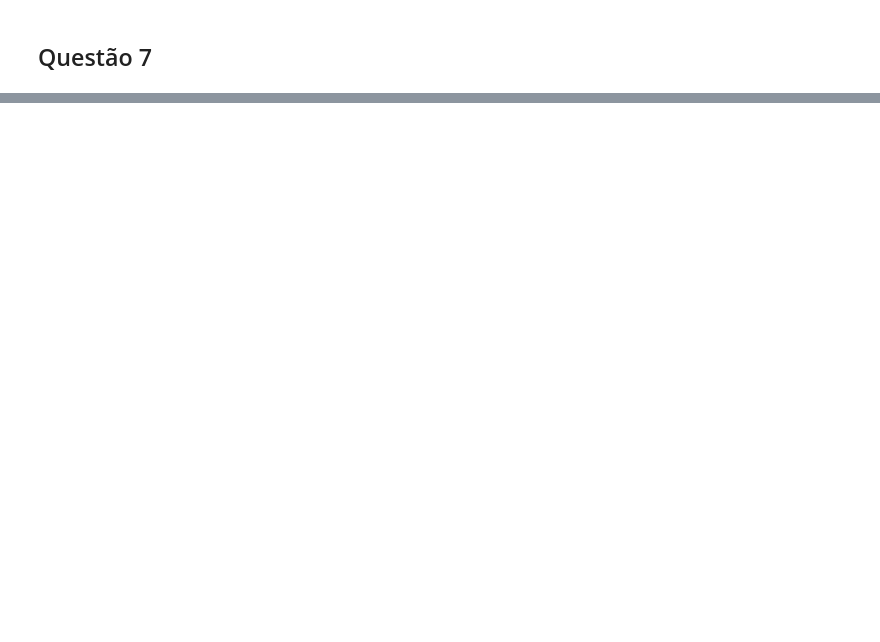
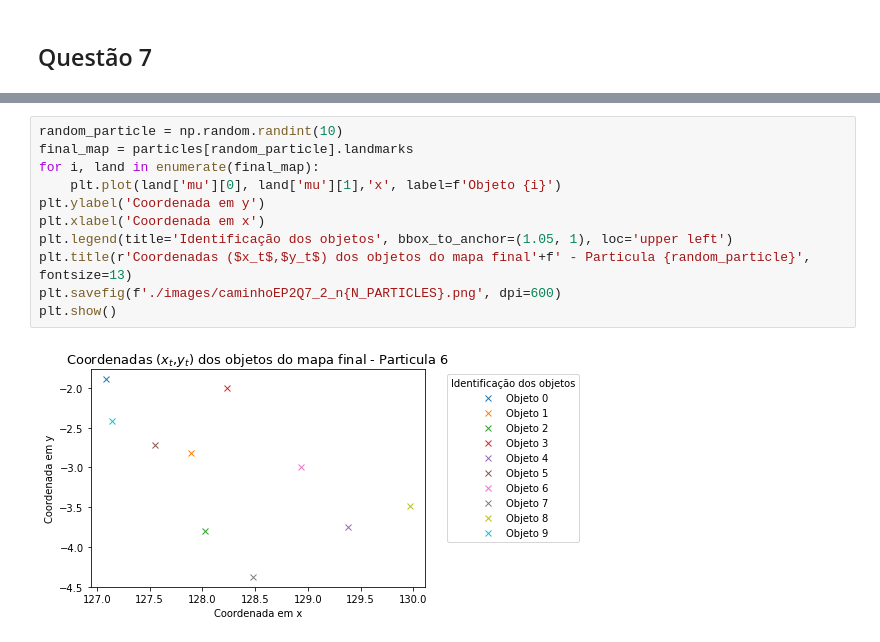
Before and after one commit to LucasHattoriCosta/PMR3502, a Jupyter notebook: ep2.ipynb, the cells around one changed output, grey strips where cells are left out. Cells and saved outputs as stored; diff of their text form; blank space fills up the shorter version.

```diff
--- a/ep2.ipynb
+++ b/ep2.ipynb
@@ -406,0 +383,13 @@ def R(x_prev, u):
+# %%
+random_particle = np.random.randint(10)
+final_map = particles[random_particle].landmarks
+for i, land in enumerate(final_map):
+    plt.plot(land['mu'][0], land['mu'][1],'x', label=f'Objeto {i}')
+plt.ylabel('Coordenada em y')
+plt.xlabel('Coordenada em x')
+plt.legend(title='Identificação dos objetos', bbox_to_anchor=(1.05, 1), loc='upper left')
+plt.title(r'Coordenadas ($x_t$,$y_t$) dos objetos do mapa final'+f' - Particula {random_particle}', fontsize=13)
+plt.savefig(f'./images/caminhoEP2Q7_2_n{N_PARTICLES}.png', dpi=600)
+plt.show()
+# %% [output]
+[figure, added]
```
Also changed, not shown: parts of 21 cells of this notebook, 10 other files.
